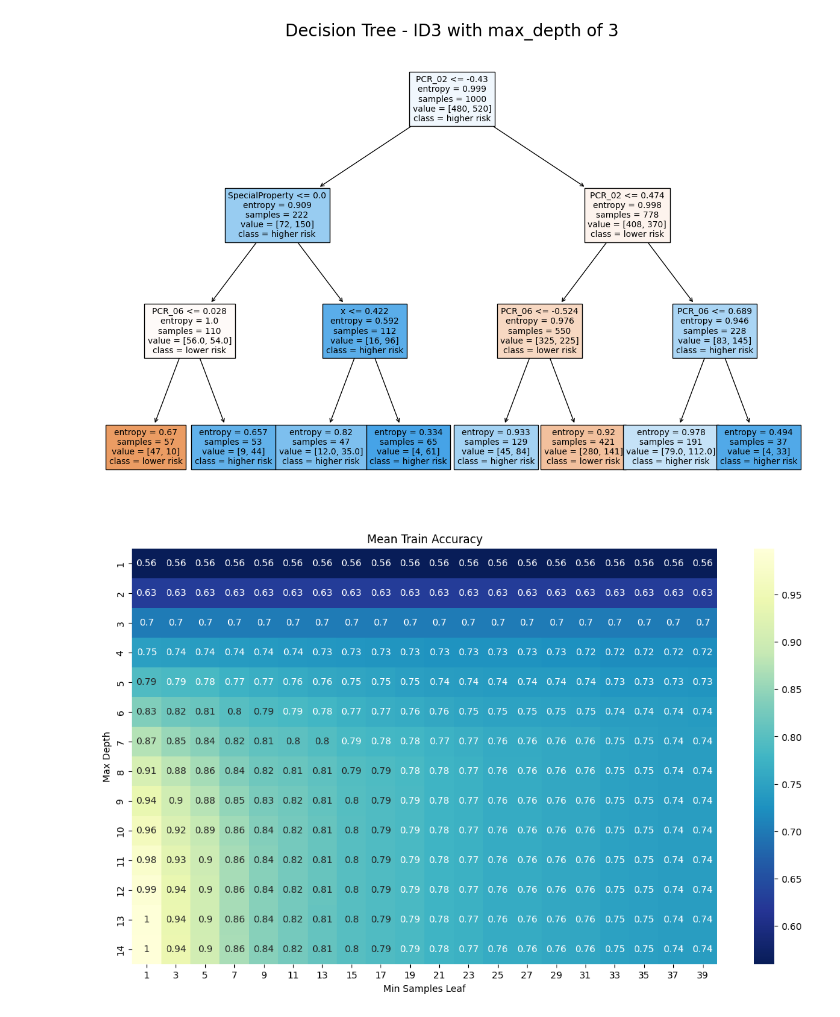
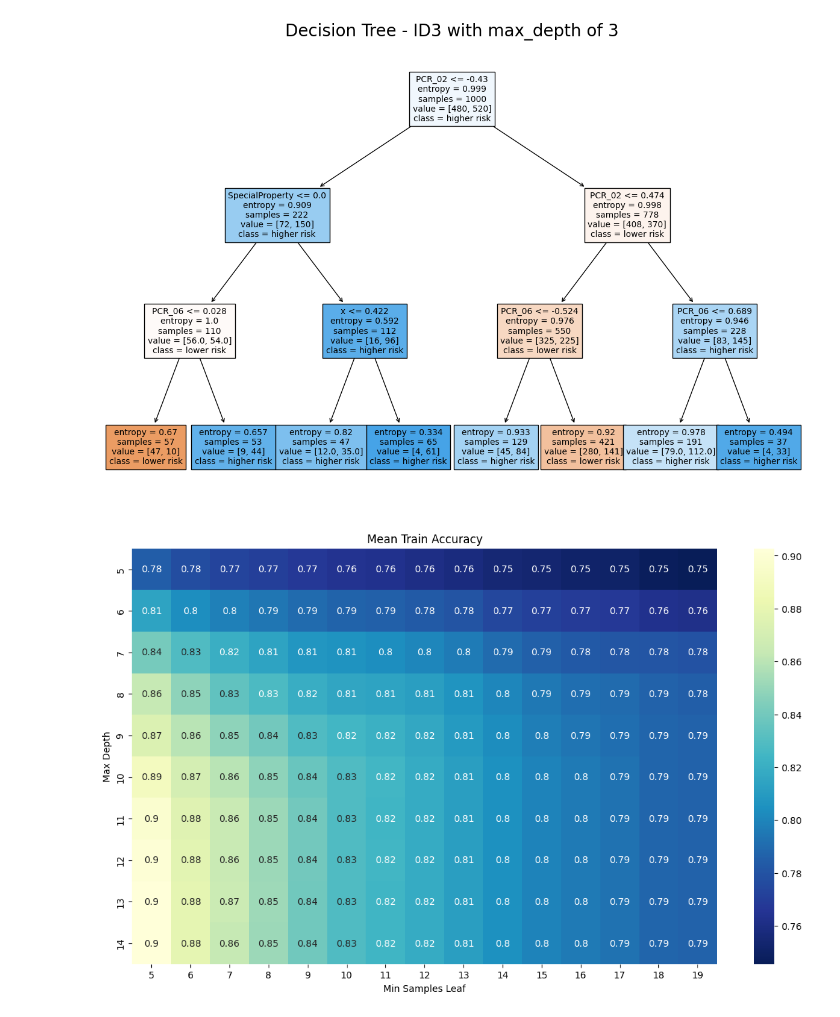
Before and after one commit to mayagel/mlhw2wet, a Jupyter notebook: Copy_of_Untitled1.ipynb, the cells around one changed output. Cells and saved outputs as stored; diff of their text form; code cells hidden in the pictures.

```diff
--- a/Copy_of_Untitled1.ipynb
+++ b/Copy_of_Untitled1.ipynb
@@ -327,23 +327,20 @@ Text(0.5, 1.0, 'Decision Tree - ID3 with max_depth of 3')
 # %%
 from sklearn.model_selection import GridSearchCV
 
 grid = GridSearchCV(DecisionTreeClassifier(),
-                    param_grid={
-    'min_samples_leaf': list(range(1, 50, 3)),
-    'max_depth': list(range(1, 15))
-}, cv=5, return_train_score=True)
+                    param_grid={'max_depth': np.arange(5, 15), 'min_samples_leaf': np.arange(5, 20)}, cv=5, return_train_score=True)
 grid.fit(X_train, y_train['risk'])
 
 scores = pd.DataFrame(grid.cv_results_).pivot(index='param_max_depth', columns='param_min_samples_leaf', values='mean_train_score')
 
 plt.figure(figsize=(14, 8))
 sns.heatmap(scores, annot=True, cmap='YlGnBu_r')
 plt.xlabel('Min Samples Leaf')
 plt.ylabel('Max Depth')
 plt.title('Mean Train Accuracy')
 plt.show()
 # %% [output]
-[figure, old version]
+[figure, new version]
 # %%
 plt.figure(figsize=(14, 8))
 sns.heatmap(pd.DataFrame(grid.cv_results_).pivot(index='param_max_depth', columns='param_min_samples_leaf', values='mean_test_score'), annot=True, cmap='YlGnBu_r', vmin=0.6, vmax=0.8)
```
Also changed, not shown: parts of 1 cell of this notebook.
